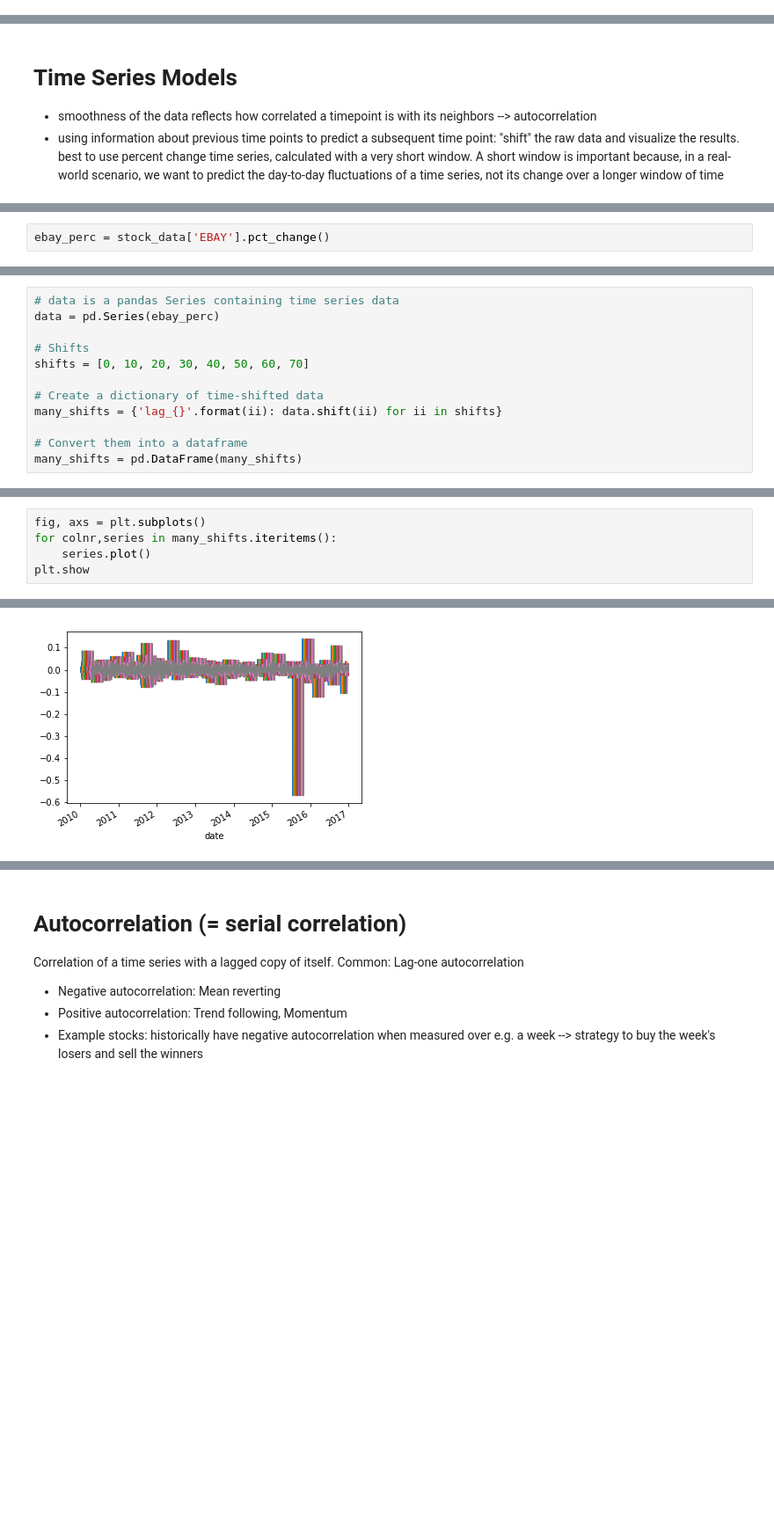
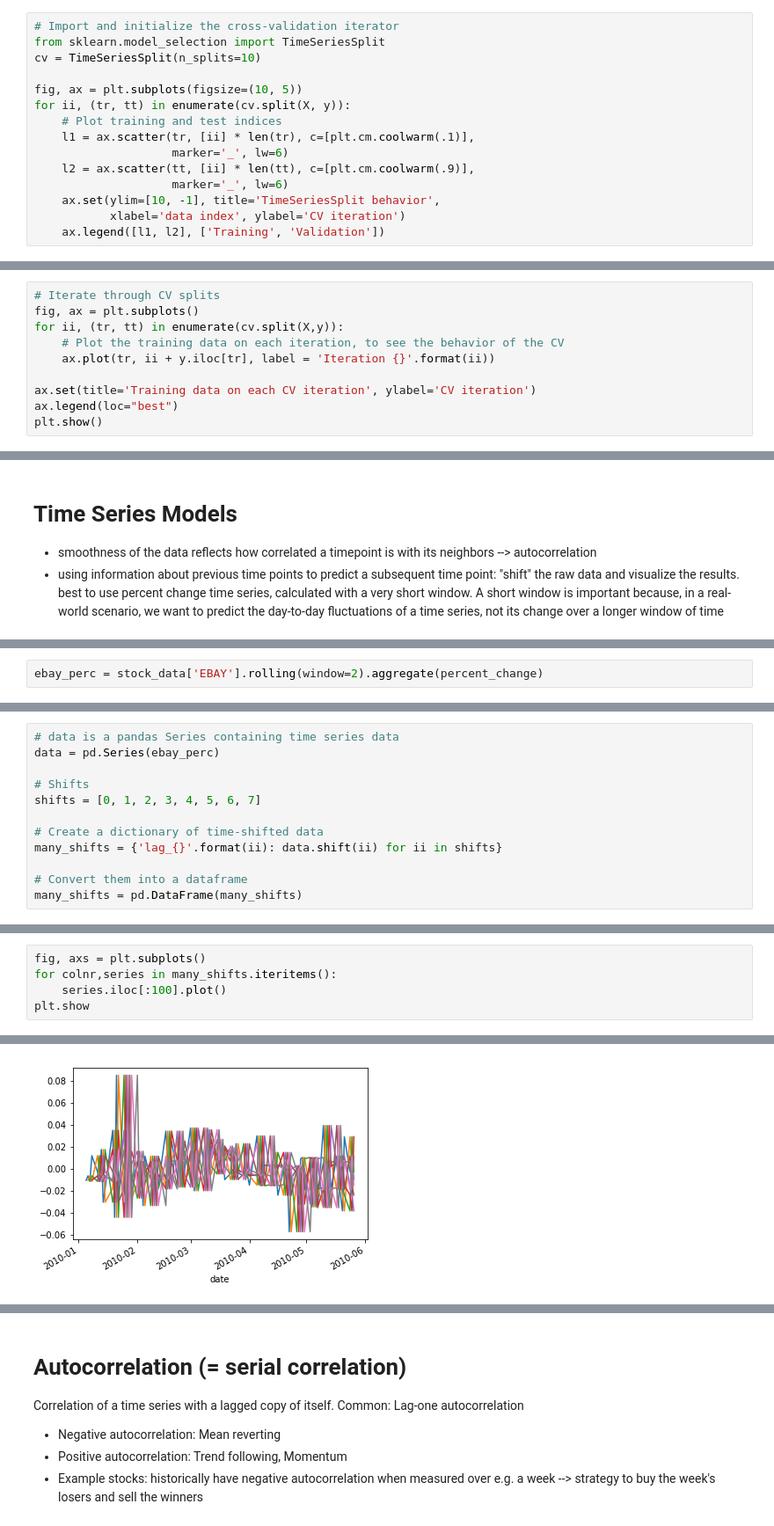
Before and after one commit to JohannaReichert/TimeSeries, a Jupyter notebook: Basics/TimeSeries_Basics.ipynb, the cells around one changed output, grey strips where cells are left out. Shown at 88% size. Drawn from its saved outputs; the diff is of its cells as text; blank space fills up the shorter version.

```diff
--- a/Basics/TimeSeries_Basics.ipynb
+++ b/Basics/TimeSeries_Basics.ipynb
@@ -276,0 +371,15 @@ print(scores)
+# %%
+# Import and initialize the cross-validation iterator
+from sklearn.model_selection import TimeSeriesSplit
+cv = TimeSeriesSplit(n_splits=10)
+
+fig, ax = plt.subplots(figsize=(10, 5))
+for ii, (tr, tt) in enumerate(cv.split(X, y)):
+    # Plot training and test indices
+    l1 = ax.scatter(tr, [ii] * len(tr), c=[plt.cm.coolwarm(.1)],
+                    marker='_', lw=6)
+    l2 = ax.scatter(tt, [ii] * len(tt), c=[plt.cm.coolwarm(.9)],
+                    marker='_', lw=6)
+    ax.set(ylim=[10, -1], title='TimeSeriesSplit behavior',
+           xlabel='data index', ylabel='CV iteration')
+    ax.legend([l1, l2], ['Training', 'Validation'])
@@ -276,0 +388,10 @@ print(scores)
+# %%
+# Iterate through CV splits
+fig, ax = plt.subplots()
+for ii, (tr, tt) in enumerate(cv.split(X,y)):
+    # Plot the training data on each iteration, to see the behavior of the CV
+    ax.plot(tr, ii + y.iloc[tr], label = 'Iteration {}'.format(ii))
+
+ax.set(title='Training data on each CV iteration', ylabel='CV iteration')
+ax.legend(loc="best")
+plt.show()
@@ -588,4 +808,4 @@ stock_data.tail()
 # %%
-ebay_perc = stock_data['EBAY'].pct_change()
+ebay_perc = stock_data['EBAY'].rolling(window=2).aggregate(percent_change)
 # %%
 # Shift a DataFrame/Series by 3 index values towards the past
@@ -613,7 +823,7 @@ date
 data = pd.Series(ebay_perc)
 
 # Shifts
-shifts = [0, 10, 20, 30, 40, 50, 60, 70]
+shifts = [0, 1, 2, 3, 4, 5, 6, 7]
 
 # Create a dictionary of time-shifted data
 many_shifts = {'lag_{}'.format(ii): data.shift(ii) for ii in shifts}
@@ -631,8 +851,8 @@ plt.show()
 # %%
 fig, axs = plt.subplots()
 for colnr,series in many_shifts.iteritems():
-    series.plot()
+    series.iloc[:100].plot()
 plt.show
 # %% [output]
 <function matplotlib.pyplot.show(*args, **kw)>
-[figure, old version]
+[figure, new version]
```
Also changed, not shown: parts of 74 cells of this notebook.
